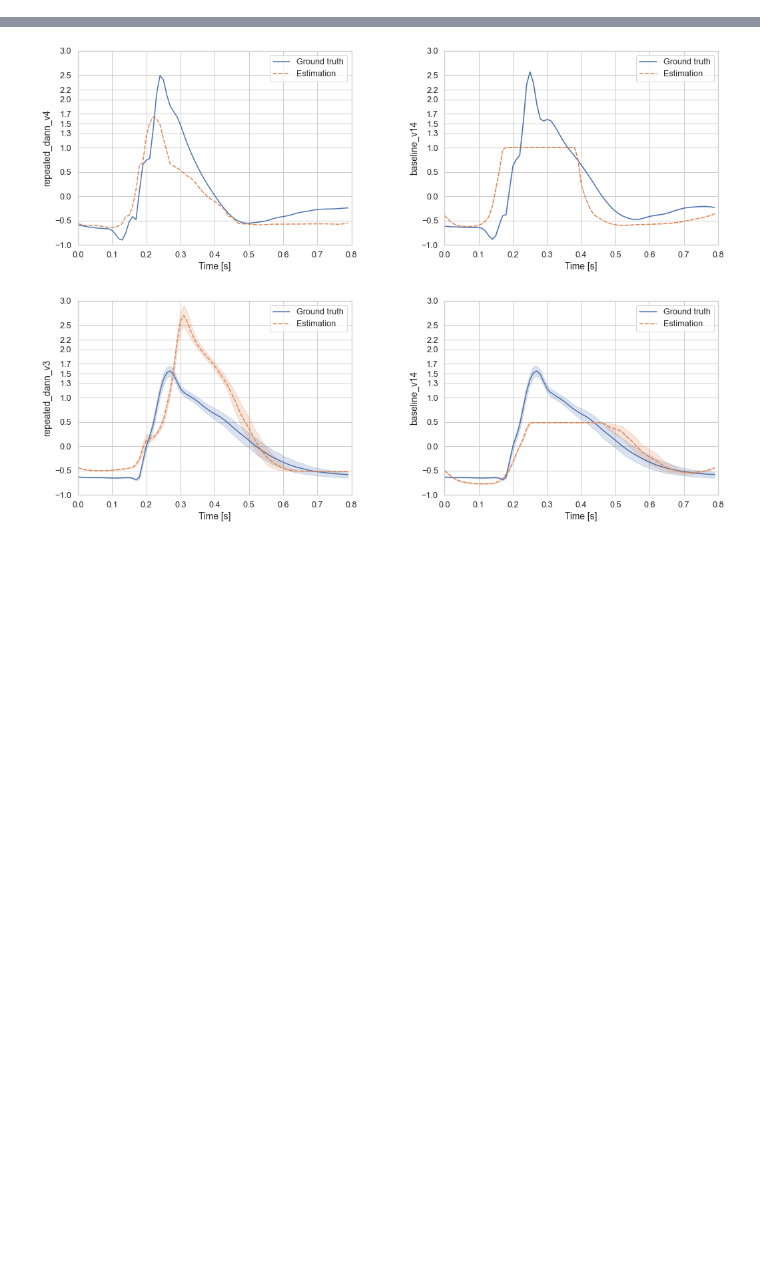
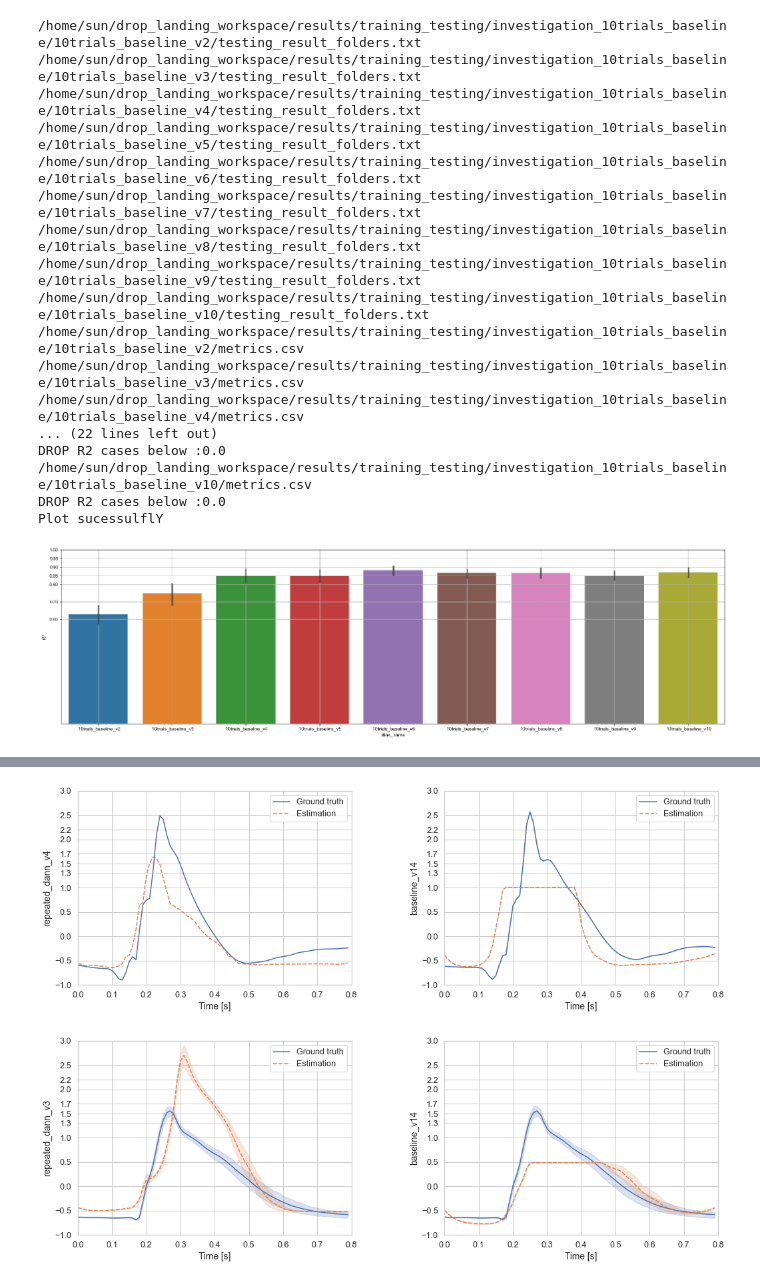
Before and after one commit to sunzhon/transfer_learning_for_droplanding, a Jupyter notebook: jupyter-lab/tf_results_analysis.ipynb, the cells around one changed output, grey strips where cells are left out. Drawn from its saved outputs; the diff is of its cells as text; code cells hidden in the pictures; blank space fills up the shorter version.

```diff
--- a/jupyter-lab/tf_results_analysis.ipynb
+++ b/jupyter-lab/tf_results_analysis.ipynb
@@ -158,0 +210,48 @@ DROP R2 cases below :0.0
+# %%
+fliters={'drop_value':0.0,'sort_variable':'r2'}
+combination_investigation_results = [
+    os.path.join(RESULTS_PATH, "training_testing","investigation_10trials_baseline","10trials_baseline_v"+str(idx),"testing_result_folders.txt") for idx in range(2,11)
+                                    ]
+#combination_investigation_results = [
+#    os.path.join(RESULTS_PATH, "training_testing","investigation_repeated_dann","repeated_dann_v"+str(idx),"testing_result_folders.txt") for idx in range(2,16)
+#                                    ]
+
+metrics = get_list_investigation_metrics(combination_investigation_results)
+combination_investigation_metrics = [os.path.join(os.path.dirname(folder),"metrics.csv") for folder in combination_investigation_results]
+metrics = get_list_investigation_metrics(combination_investigation_metrics)
+subs = list(set(metrics['alias_name']))
+replace_map = {sub: int(sub.split('v')[1])-1 for sub in subs}
+print(replace_map)
+
+plot_config={
+        "save_fig": False, "save_format":"jpg", "save_folder_index": 0,
+         "hue": None,
+        #'replace_map': replace_map,
+        #'replace_columns': {'alias_name': 'Train subject number'},
+        #'x': 'Train subject number',
+        'title': 'baseline',
+        #'plot_title': 'baseline'
+    }
+
+p6plot_model_accuracy(combination_investigation_metrics,fliters, ttest=False, **plot_config)
+
+print('Plot sucessulflY')
+# %% [output]
+/home/sun/drop_landing_workspace/results/training_testing/investigation_10trials_baseline/10trials_baseline_v2/testing_result_folders.txt
+/home/sun/drop_landing_workspace/results/training_testing/investigation_10trials_baseline/10trials_baseline_v3/testing_result_folders.txt
+/home/sun/drop_landing_workspace/results/training_testing/investigation_10trials_baseline/10trials_baseline_v4/testing_result_folders.txt
+/home/sun/drop_landing_workspace/results/training_testing/investigation_10trials_baseline/10trials_baseline_v5/testing_result_folders.txt
+/home/sun/drop_landing_workspace/results/training_testing/investigation_10trials_baseline/10trials_baseline_v6/testing_result_folders.txt
+/home/sun/drop_landing_workspace/results/training_testing/investigation_10trials_baseline/10trials_baseline_v7/testing_result_folders.txt
+/home/sun/drop_landing_workspace/results/training_testing/investigation_10trials_baseline/10trials_baseline_v8/testing_result_folders.txt
+/home/sun/drop_landing_workspace/results/training_testing/investigation_10trials_baseline/10trials_baseline_v9/testing_result_folders.txt
+/home/sun/drop_landing_workspace/results/training_testing/investigation_10trials_baseline/10trials_baseline_v10/testing_result_folders.txt
+/home/sun/drop_landing_workspace/results/training_testing/investigation_10trials_baseline/10trials_baseline_v2/metrics.csv
+/home/sun/drop_landing_workspace/results/training_testing/investigation_10trials_baseline/10trials_baseline_v3/metrics.csv
+/home/sun/drop_landing_workspace/results/training_testing/investigation_10trials_baseline/10trials_baseline_v4/metrics.csv
+... (22 lines left out)
+DROP R2 cases below :0.0
+/home/sun/drop_landing_workspace/results/training_testing/investigation_10trials_baseline/10trials_baseline_v10/metrics.csv
+DROP R2 cases below :0.0
+Plot sucessulflY
+[figure, added]
```
Also changed, not shown: parts of 45 cells of this notebook, 17 other files.
